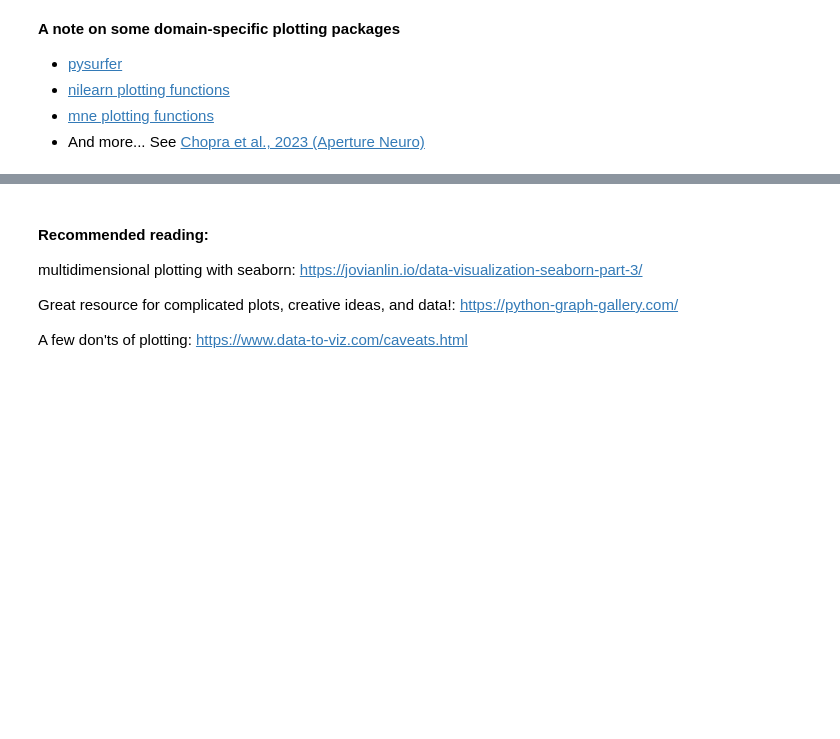
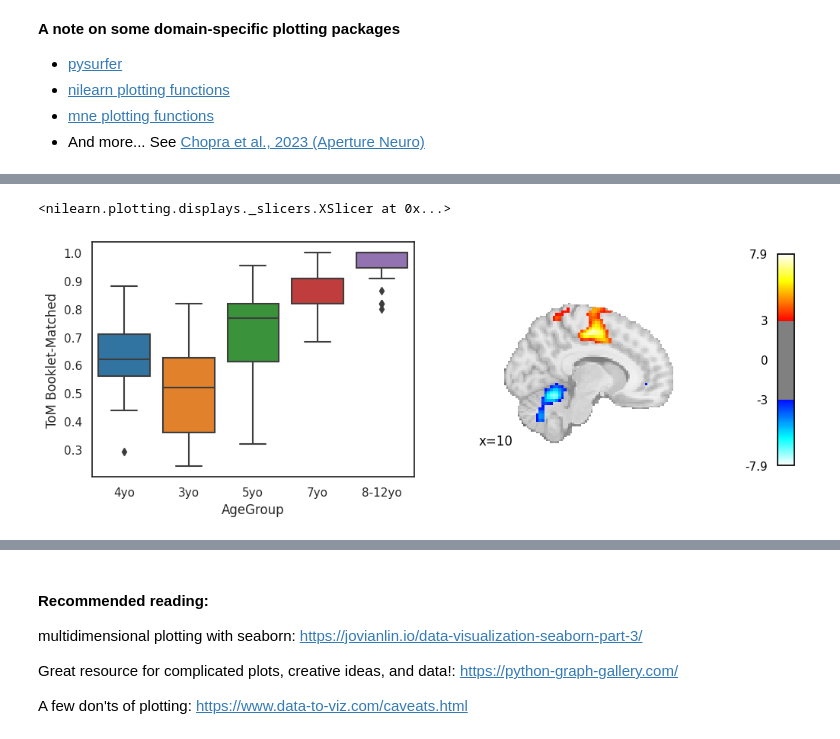
Before and after one commit to me-pic/course-materials-2020, a Jupyter notebook: lectures/14-may/01-data-visualization/python_visualization_for_data.ipynb, the cells around one changed output, grey strips where cells are left out. Drawn from its saved outputs; the diff is of its cells as text; code cells hidden in the pictures; blank space fills up the shorter version.

```diff
--- a/lectures/14-may/01-data-visualization/python_visualization_for_data.ipynb
+++ b/lectures/14-may/01-data-visualization/python_visualization_for_data.ipynb
@@ -820,0 +883,20 @@ show(p)
+# %%
+figure, axs = plt.subplots(1, 2, figsize=(12, 4))
+
+
+sns.boxplot(x='AgeGroup',
+            y = 'ToM Booklet-Matched',
+            data = pheno[pheno.AgeGroup!='Adult'],
+            ax=axs[0]
+           )
+
+plotting.plot_stat_map(
+    stat_img,
+    cut_coords=(10,),
+    display_mode='x',
+    threshold=3,
+    axes=axs[1],
+)
+# %% [output]
+<nilearn.plotting.displays._slicers.XSlicer at 0x...>
+[figure, added]
```
Also changed, not shown: parts of 19 cells of this notebook.
